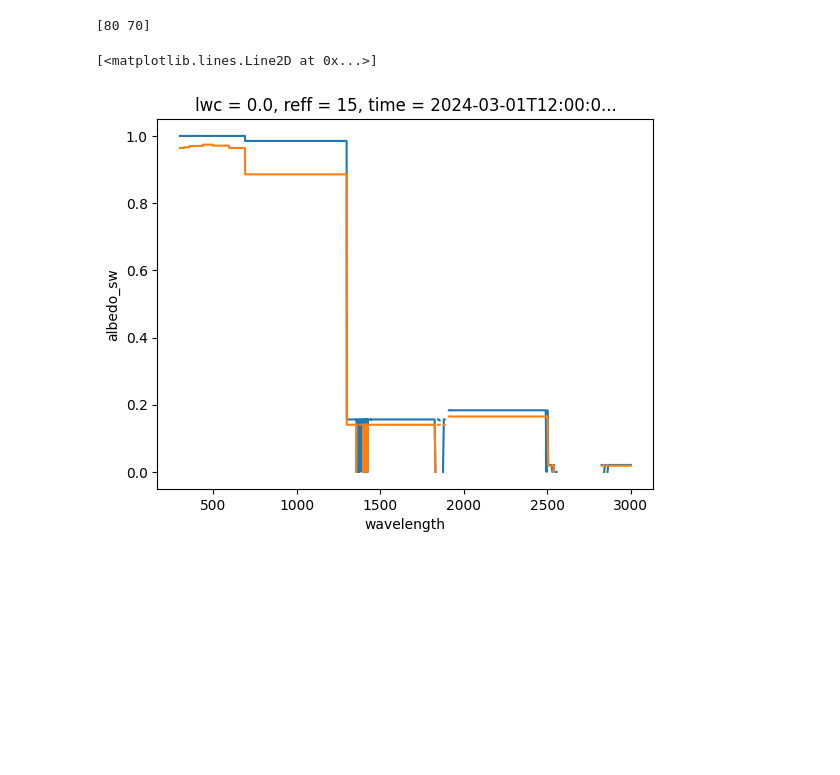
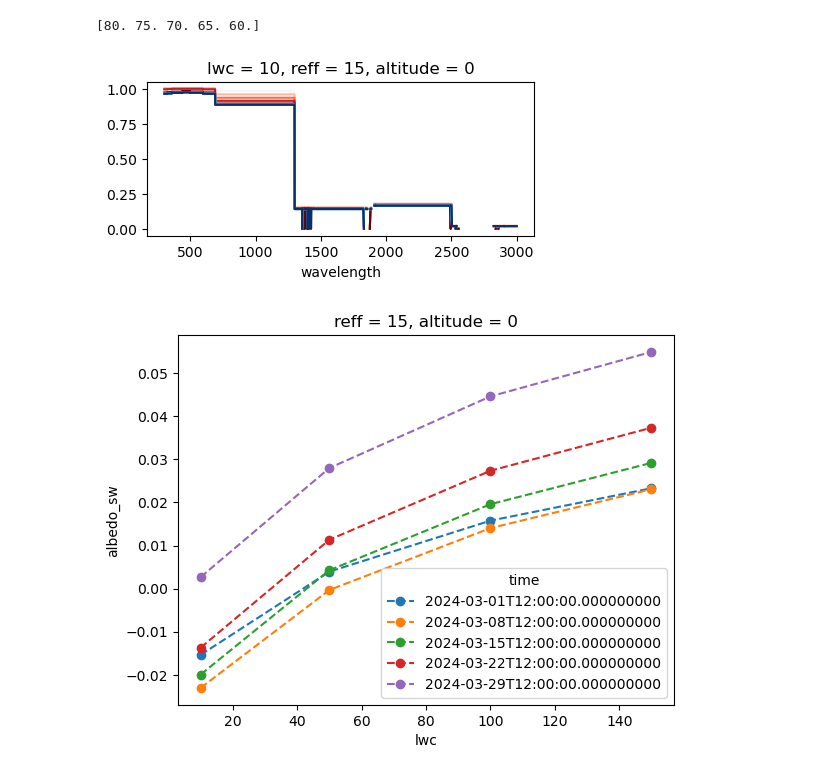
Before and after one commit to FranzFlink/pyRadtran, a Jupyter notebook: book/notebooks/spectral_albedo_shift_cloud.ipynb, the cells around one changed output. Drawn from its saved outputs; the diff is of its cells as text; code cells hidden in the pictures; blank space fills up the shorter version.

```diff
--- a/book/notebooks/spectral_albedo_shift_cloud.ipynb
+++ b/book/notebooks/spectral_albedo_shift_cloud.ipynb
@@ -16,20 +17,19 @@ thermal_config_path = Path('config/arctic_cloud_experiment_thermal.yaml')
 cbh   = [0.3]        # km
 cth   = [1.0]        # km
 
-lwps = np.arange(0, 150, 10)
+lwps = np.array([10, 50, 100, 150])
 lwcs = lwps / 700  # convert to kg m^-3 to fill the 700 m layer uniformly
 reffs = [15]
 
 cbh = [0.3] * len(lwcs)
 cth = [1] * len(lwcs)
 
-times = pd.date_range("2024-03-01 12:00", periods=2, freq="7d")
-lats = np.arange(80, 60, -10) # this is a trick to sample through a high number of SZA... vary lat and time together...
+times = pd.date_range("2024-03-01 12:00", periods=5, freq="7d")
+lats = np.linspace(80, 60, 5) # this is a trick to sample through a high number of SZA... vary lat and time together...
 print(lats)
 lon = [0] * len(times)
-altitudes = [0, 1, 10, 100]
+altitudes = [0]
 surface_temperatures = [255] * len(times)
-
 
 ds = xr.Dataset(
     coords={
@@ -53,12 +53,12 @@ ds_ = ds.drop_vars(["lwc", "reff", "cth", "cbh"])
 
 ds_sim_no_cloud_solar = ds_.pyradtran.run(
     config_path='config/arctic_cloud_experiment_solar_spectral.yaml',
-    surface_temperature_var='surface_temperature',
-    #albedo_var='albedo_sw',
-    save_to_file=True,
+    #    save_to_file=True,
     return_dataset=True,
     show_progress=True,
-    parameter_overrides={
+    params={
+        'sur_temperature': Var('surface_temperature'),
+        'albedo': Var('albedo_sw'),
         'albedo_library IGBP' : '',
         'brdf_rpv_type' : '19'
     }
@@ -70,23 +70,41 @@ ds_sim_cloudy_solar = ds.pyradtran.run(
     cloud_reff_var='reff',
     cloud_top_var='cth',
     cloud_bottom_var='cbh',
-    surface_temperature_var='surface_temperature',
     save_to_file=True,
     return_dataset=True,
     show_progress=True,
-    parameter_overrides={
+    params={
+        'sur_temperature': Var('surface_temperature'),
         'albedo_library IGBP' : '',
         'brdf_rpv_type' : '19'
     }
 )
 # %% [output]
-[80 70]
+[80. 75. 70. 65. 60.]
+# %%
+ds_sim_cloudy_solar['lwc'] = ('lwc', lwps)
 # %%
-ds_sim_no_cloud_solar['albedo_sw'] = ds_sim_no_cloud_solar['eup'] / ds_sim_no_cloud_solar['eglo']
-ds_sim_cloudy_solar['albedo_sw'] = ds_sim_cloudy_solar['eup'] / ds_sim_cloudy_solar['eglo']
+ds_sim_no_cloud_solar['albedo_sw'] = ds_sim_no_cloud_solar['eup'].integrate('wavelength') / ds_sim_no_cloud_solar['eglo'].integrate('wavelength')
+ds_sim_cloudy_solar['albedo_sw'] = ds_sim_cloudy_solar['eup'].integrate('wavelength') / ds_sim_cloudy_solar['eglo'].integrate('wavelength')
-# %%
-ds_sim_no_cloud_solar['albedo_sw'].isel(altitude=0, time=0).squeeze().plot()
-ds_sim_cloudy_solar['albedo_sw'].isel(altitude=0, lwc=0, time=0).squeeze().plot()
-# %% [output]
-[<matplotlib.lines.Line2D at 0x...>]
-[figure, removed]
+# %%
+fig, ax = plt.subplots(figsize=(5, 2))
+
+albedo_cf = ds_sim_no_cloud_solar['eup'] / ds_sim_no_cloud_solar['eglo']
+albedo_cd = ds_sim_cloudy_solar['eup'] / ds_sim_cloudy_solar['eglo']
+
+
+ax.set_prop_cycle(plt.cycler('color', plt.cm.Reds(np.linspace(0, 1, len(times)))))
+albedo_cf.plot(label='Clear Sky Albedo', x='wavelength', ax=ax, hue='time', add_legend=False)
+ax.set_prop_cycle(plt.cycler('color', plt.cm.Blues(np.linspace(0, 1, len(times)))))
+albedo_cd.isel(lwc=0).plot(label='Cloudy Sky Albedo', x='wavelength', ax=ax, hue='time', add_legend=False)
+plt.show()
+# %% [output]
+[figure, added]
+# %%
+
+
+albedo_ratio = ds_sim_cloudy_solar['albedo_sw'] - ds_sim_no_cloud_solar['albedo_sw']
+albedo_ratio.isel(altitude=0, ).plot(label='Albedo Ratio (Cloudy / Clear)', linestyle='--', marker='o', hue='time')
+plt.show()
+# %% [output]
+[figure, added]
```
Also changed, not shown: parts of 10 cells of this notebook, 14 other files.
